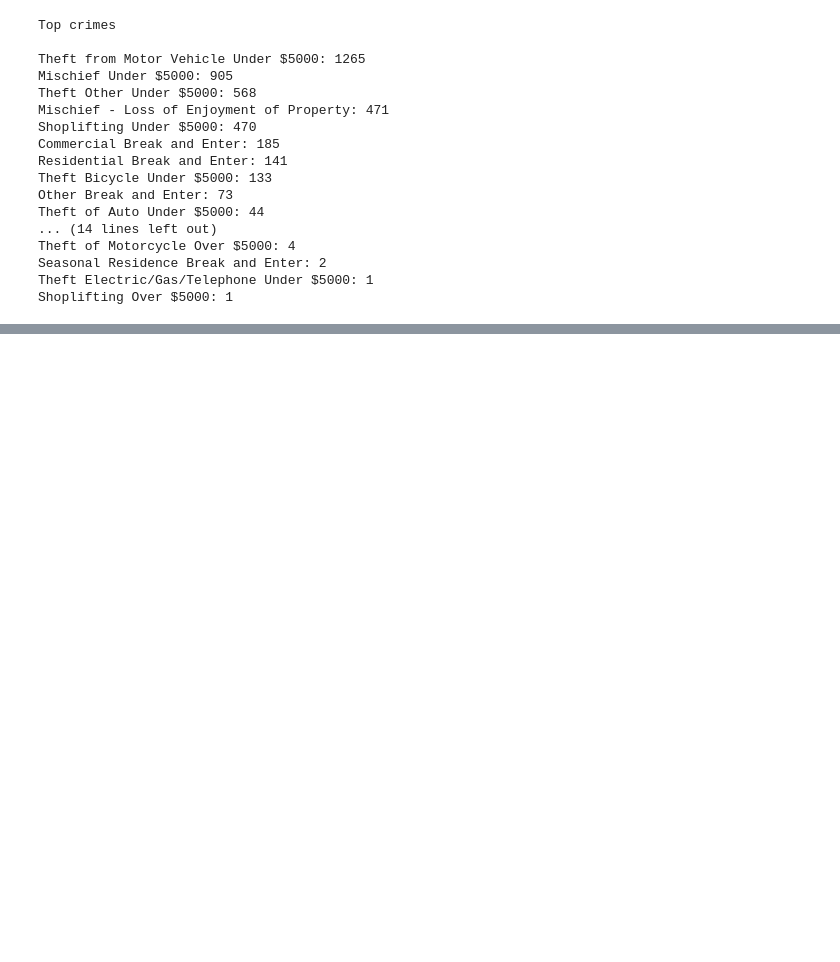
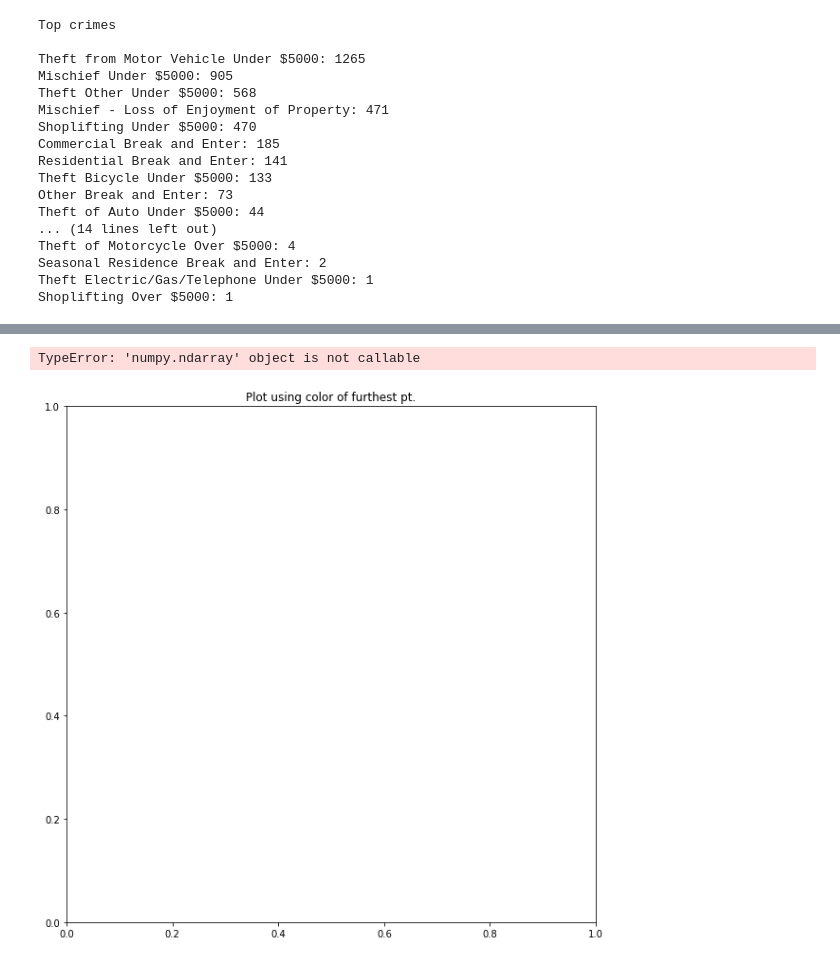
Before and after one commit to jackbullen/Crime-Data-Analysis, a Jupyter notebook: nancrime.ipynb, the cells around one changed output, grey strips where cells are left out. Cells and saved outputs as stored; diff of their text form; code cells hidden in the pictures; blank space fills up the shorter version.

```diff
--- a/nancrime.ipynb
+++ b/nancrime.ipynb
@@ -256,0 +260,20 @@ type_day_dat
+# %%
+## random point uniform
+n = len(PTS)
+## color scheme
+carr = np.ndarray( shape=(n,3), dtype=np.float )
+
+for i,j in it.product( range(n), range(3) ):
+    carr[i,j] = rd.random()
+## get rid of dim colors as before
+for i in range(n):
+    delt = 1.0-max(carr[i])
+    carr[i] = delt+carr[i] ## numpy increments all three elements
+# %%
+PTS = []
+for i,(n,di) in enumerate(nDat.items()):
+    print(i,n)
+    avg_long = sum([float(crime['long']) for crime in di])/len(di)
+    avg_lat = sum([float(crime['lat']) for crime in di])/len(di)
+    PTS.append((avg_lat,avg_long))
+PTS = np.array(PTS)
@@ -256,0 +322,28 @@ type_day_dat
+# %%
+ ## modify above code to try and find the vertices
+def voronoi_near(Pts, carr, res, norm=norm):
+
+    NDom = np.ndarray(shape=(res,res), dtype=np.uintp)
+
+    for i,j in it.product( range(res), range(res) ):
+        xy = np.array([i/res, j/res])
+        DL = [(k, norm(xy-Pts[k])) for k in range(len(Pts))]
+        DLS = sorted(DL, key=op.itemgetter(1))
+        NDom[i,j] = DLS[0][0]
+
+    VDom = np.ndarray(shape=(res,res,3), dtype=np.float)
+    for i,j in it.product( range(res), range(res) ):
+        print(NDom(i,j))
+        VDom[j,i] = carr[NDom[i,j]]
+
+    plt.imshow(VDom,extent=[min(Pts.T[0]),max(Pts.T[0]),min(Pts.T[1]),max(Pts.T[1])], origin='lower' )
+
+    for k,pt in enumerate(Pts):
+        plt.plot( pt[0], pt[1], 'o',color=carr[k])
+# %%
+plt.figure(figsize=(10,10))
+plt.title("Plot using color of furthest pt.")
+voronoi_near(PTS, carr, 100)
+# %% [output]
+TypeError: 'numpy.ndarray' object is not callable
+[figure, added]
```
Also changed, not shown: parts of 10 cells of this notebook.
